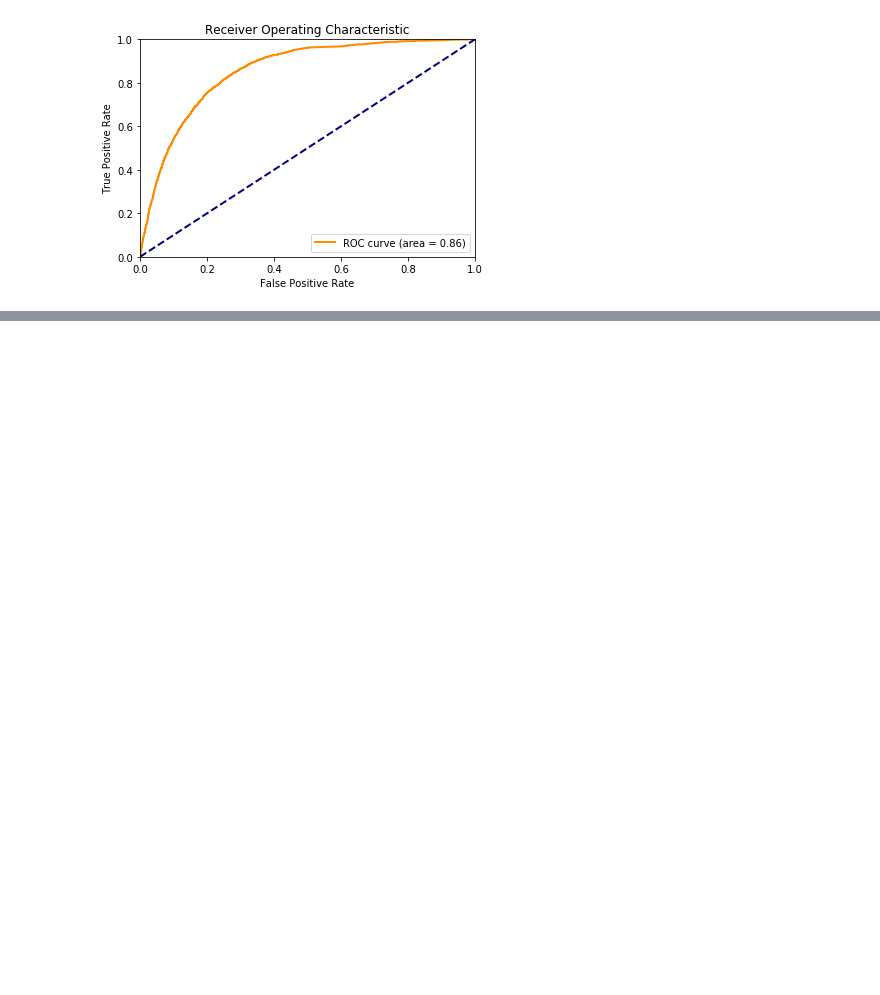
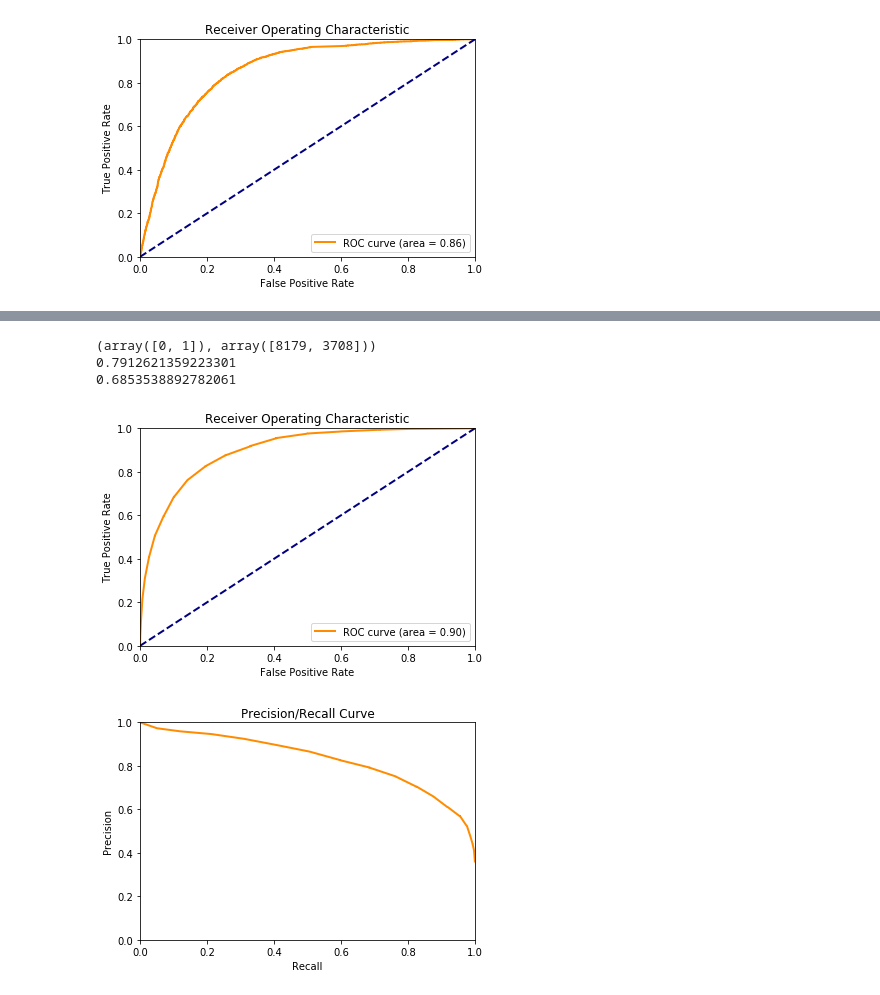
Before and after one commit to bdrad/report_categorization, a Jupyter notebook: src/analysis.ipynb, the cells around one changed output, grey strips where cells are left out. Saved outputs shown, nothing was run; the diff lists cells and outputs as text; code cells hidden in the pictures; blank space fills up the shorter version.

```diff
--- a/src/analysis.ipynb
+++ b/src/analysis.ipynb
@@ -194,0 +196,51 @@ plt.show()
+# %%
+# Random Forests for FastText
+clf = RandomForestClassifier(n_estimators=16)
+clf.fit(trainingX, trainingY)
+
+predictions = clf.predict(testingX)
+print(np.unique(predictions, return_counts=True))
+precision, recall, _, _ = precision_recall_fscore_support(testingY, predictions, average = "binary")
+print(precision)
+print(recall)
+# %% [output]
+(array([0, 1]), array([8179, 3708]))
+0.7912621359223301
+0.6853538892782061
+# %%
+class_probs = clf.predict_proba(testingX)
+conf = [c[1] for c in class_probs]
+
+fpr, tpr, thresholds = roc_curve(testingY, conf, pos_label=1)
+roc_auc = auc(fpr, tpr)
+
+plt.figure()
+lw = 2
+plt.plot(fpr, tpr, color='darkorange',
+         lw=lw, label='ROC curve (area = %0.2f)' % roc_auc)
+plt.plot([0, 1], [0, 1], color='navy', lw=lw, linestyle='--')
+plt.xlim([0.0, 1.0])
+plt.ylim([0.0, 1.0])
+plt.xlabel('False Positive Rate')
+plt.ylabel('True Positive Rate')
+plt.title('Receiver Operating Characteristic')
+plt.legend(loc="lower right")
+plt.show()
+
+
+precision, recall, thresholds = precision_recall_curve(testingY, conf)
+
+plt.figure()
+lw = 2
+plt.plot(recall, precision, color='darkorange',
+         lw=lw)
+plt.xlim([0.0, 1.0])
+plt.ylim([0.0, 1.0])
+plt.xlabel('Recall')
+plt.ylabel('Precision')
+plt.title('Precision/Recall Curve')
+plt.legend(loc="lower right")
+plt.show()
+# %% [output]
+[figure, added]
+[figure, added]
```
Also changed, not shown: parts of 12 cells of this notebook, 5 other files.
